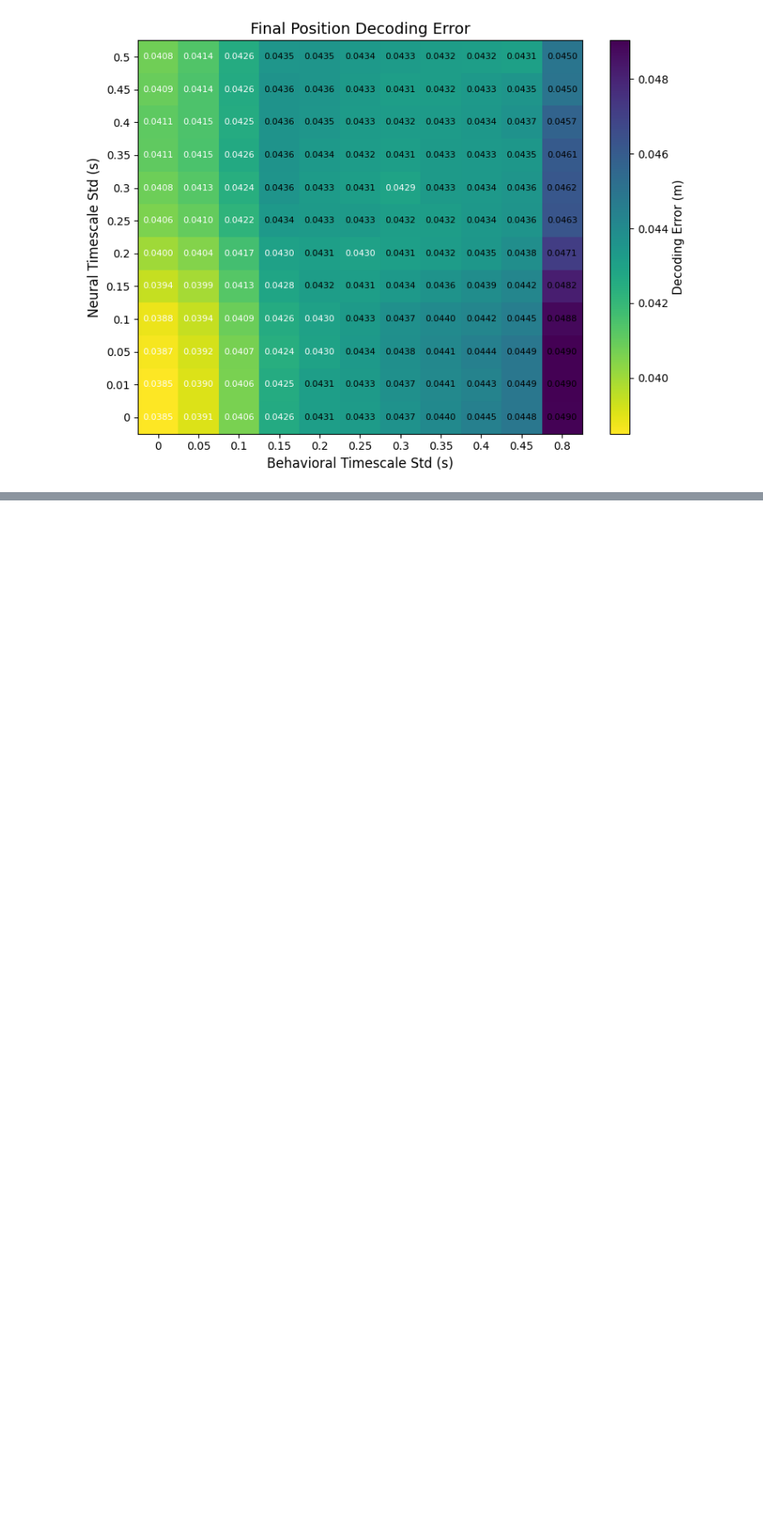
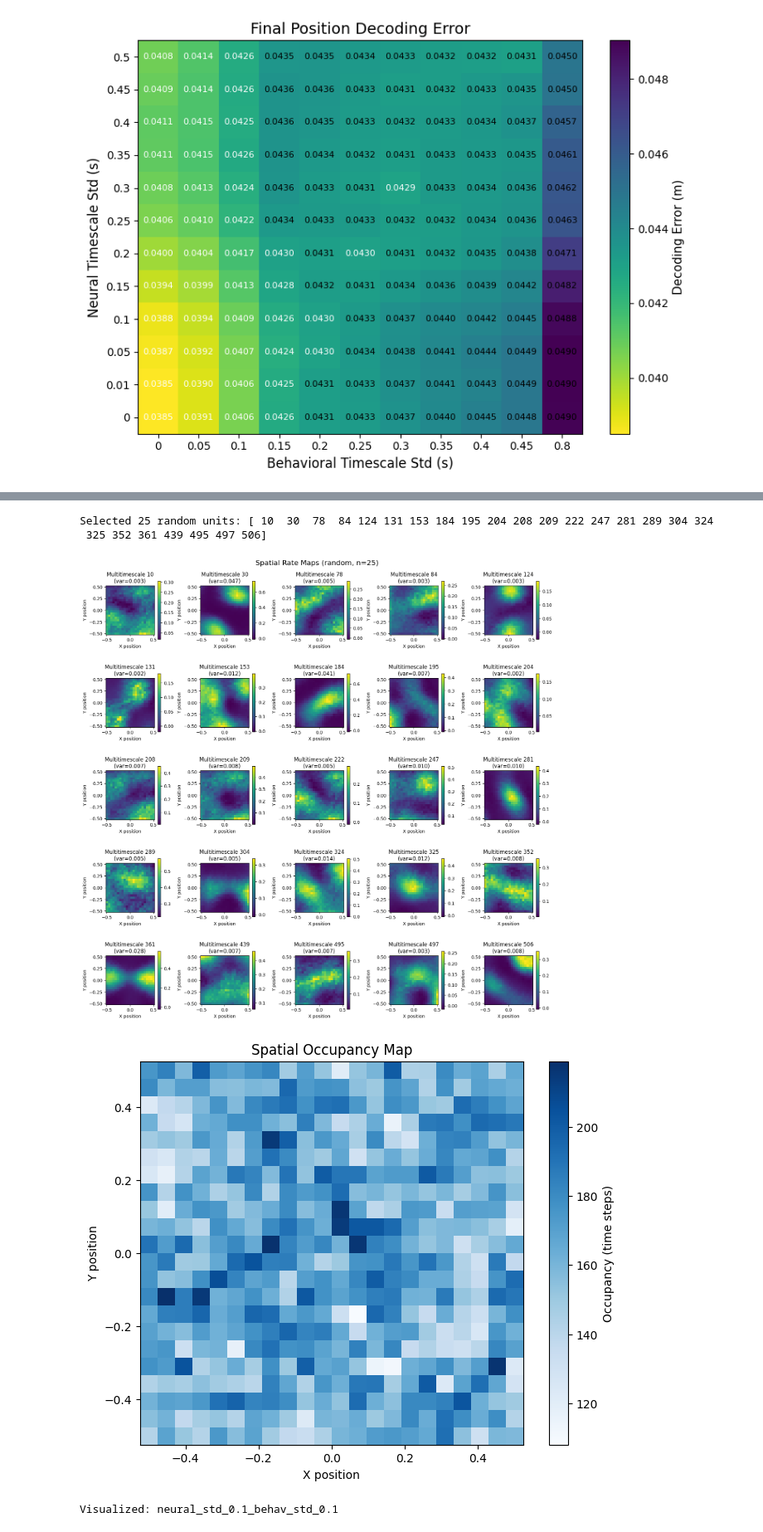
Before and after one commit to geometric-intelligence/timescales, a Jupyter notebook: timescales/notebooks/06_behavioral_vs_neural_timescale_stds.ipynb, the cells around one changed output, grey strips where cells are left out. Shown at 83% size. Cells and saved outputs as stored; diff of their text form; code cells hidden in the pictures; blank space fills up the shorter version.

```diff
--- a/timescales/notebooks/06_behavioral_vs_neural_timescale_stds.ipynb
+++ b/timescales/notebooks/06_behavioral_vs_neural_timescale_stds.ipynb
@@ -390,0 +426,14 @@ plt.show()
+# %%
+#Select a specific experiment and seed
+exp_name = "neural_std_0.1_behav_std_0.1"  # <-- Change this to explore different models
+seed = 0
+
+model_data = models[exp_name][seed]
+model = model_data["model"]
+config = model_data["config"]
+place_cell_centers = model_data["place_cell_centers"]
+
+model.eval()
+print(f"Selected: {exp_name}, seed {seed}")
+print(f"  Neural τ std: {config['timescales_config']['std']}")
+print(f"  Behavioral τ std: {config['behavioral_timescale_std']}")
@@ -390,0 +483,18 @@ plt.show()
+# %%
+# Compute and visualize spatial rate maps
+from timescales.analysis.spatial import SpatialAnalyzer
+
+spatial = SpatialAnalyzer(
+    model=model,
+    device=device,
+    model_type="multitimescale",
+)
+
+spatial.compute_rate_maps(
+    eval_loader=eval_loader,
+    arena_size=config["arena_size"],
+    bin_size=0.05,
+    num_trajectories=4000,
+    min_occupancy=10,
+    time_lag=0,  # Change for prospective/retrospective analysis
+)
@@ -390,0 +520,11 @@ plt.show()
+# %%
+# Plot top 25 units by spatial information
+spatial.plot_rate_maps(num_units=25, selection_method="random").plot_occupancy_map()
+
+print(f"\nVisualized: {exp_name}")
+# %% [output]
+Selected 25 random units: [ 10  30  78  84 124 131 153 184 195 204 208 209 222 247 281 289 304 324
+ 325 352 361 439 495 497 506]
+[figure, added]
+[figure, added]
+Visualized: neural_std_0.1_behav_std_0.1
```
Also changed, not shown: parts of 10 cells of this notebook, 3 other files.
